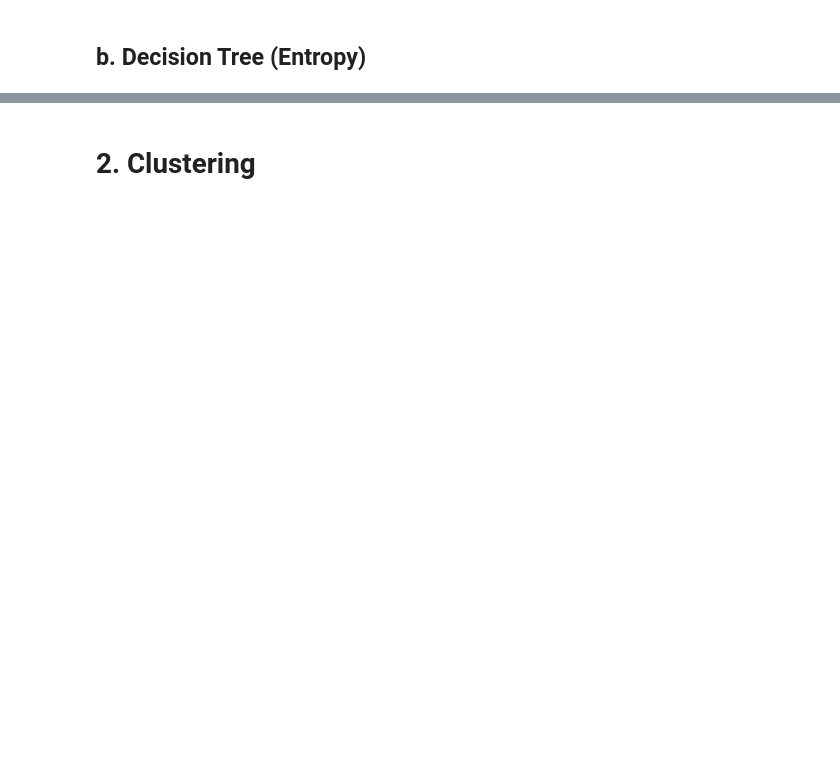
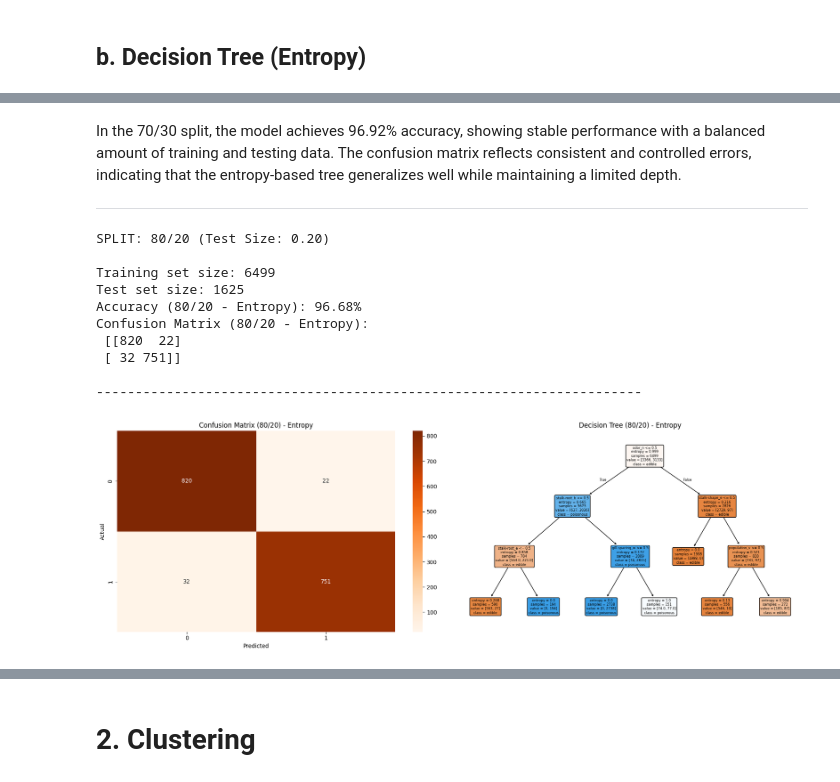
Before and after one commit to HaifaAziz1/IT326-Mushroom-Project, a Jupyter notebook: Phase3.ipynb, the cells around one changed output, grey strips where cells are left out. Cells and saved outputs as stored; diff of their text form; code cells hidden in the pictures; blank space fills up the shorter version.

```diff
--- a/Phase3.ipynb
+++ b/Phase3.ipynb
@@ -216,0 +343,64 @@ Split Ratio Train Size Test Size   Test Acc
+# %% [markdown]
+In the 70/30 split, the model achieves 96.92% accuracy, showing stable performance with a balanced amount of training and testing data. The confusion matrix reflects consistent and controlled errors, indicating that the entropy-based tree generalizes well while maintaining a limited depth.
+
+---
+# %%
+# === 80/20 SPLIT ===
+
+Xtr_80_entropy, Xte_20_entropy, ytr_80_entropy, yte_20_entropy = train_test_split(
+    X_entropy, y_entropy, test_size=0.20, random_state=42, stratify=y_entropy
+)
+
+entropy_model_80 = DecisionTreeClassifier(
+    criterion="entropy",
+    random_state=42,
+    max_depth=3
+)
+entropy_model_80.fit(Xtr_80_entropy, ytr_80_entropy)
+
+y_pred_80_entropy = entropy_model_80.predict(Xte_20_entropy)
+
+acc_80_entropy = accuracy_score(yte_20_entropy, y_pred_80_entropy)
+cm_80_entropy = confusion_matrix(yte_20_entropy, y_pred_80_entropy)
+
+print(f"SPLIT: 80/20 (Test Size: 0.20)\n")
+
+print(f"Training set size: {len(Xtr_80_entropy)}")
+print(f"Test set size: {len(Xte_20_entropy)}")
+print(f"Accuracy (80/20 - Entropy): {acc_80_entropy * 100:.2f}%")
+print("Confusion Matrix (80/20 - Entropy):\n", cm_80_entropy)
+
+print("\n" + "-"*70 + "\n")
+
+fig, axes = plt.subplots(1, 2, figsize=(18, 6))
+
+sns.heatmap(cm_80_entropy, annot=True, cmap="Oranges", fmt='g', ax=axes[0])
+axes[0].set_title("Confusion Matrix (80/20) - Entropy")
+axes[0].set_xlabel("Predicted")
+axes[0].set_ylabel("Actual")
+
+tree.plot_tree(
+    entropy_model_80,
+    filled=True,
+    feature_names=X_entropy.columns,
+    class_names=['edible', 'poisonous'],
+    rounded=True,
+    fontsize=6,
+    ax=axes[1]
+)
+axes[1].set_title("Decision Tree (80/20) - Entropy")
+
+plt.tight_layout()
+plt.show()
+# %% [output]
+SPLIT: 80/20 (Test Size: 0.20)
+
+Training set size: 6499
+Test set size: 1625
+Accuracy (80/20 - Entropy): 96.68%
+Confusion Matrix (80/20 - Entropy):
+ [[820  22]
+ [ 32 751]]
+
+----------------------------------------------------------------------
+[figure, added]
```
Also changed, not shown: parts of 11 cells of this notebook.
